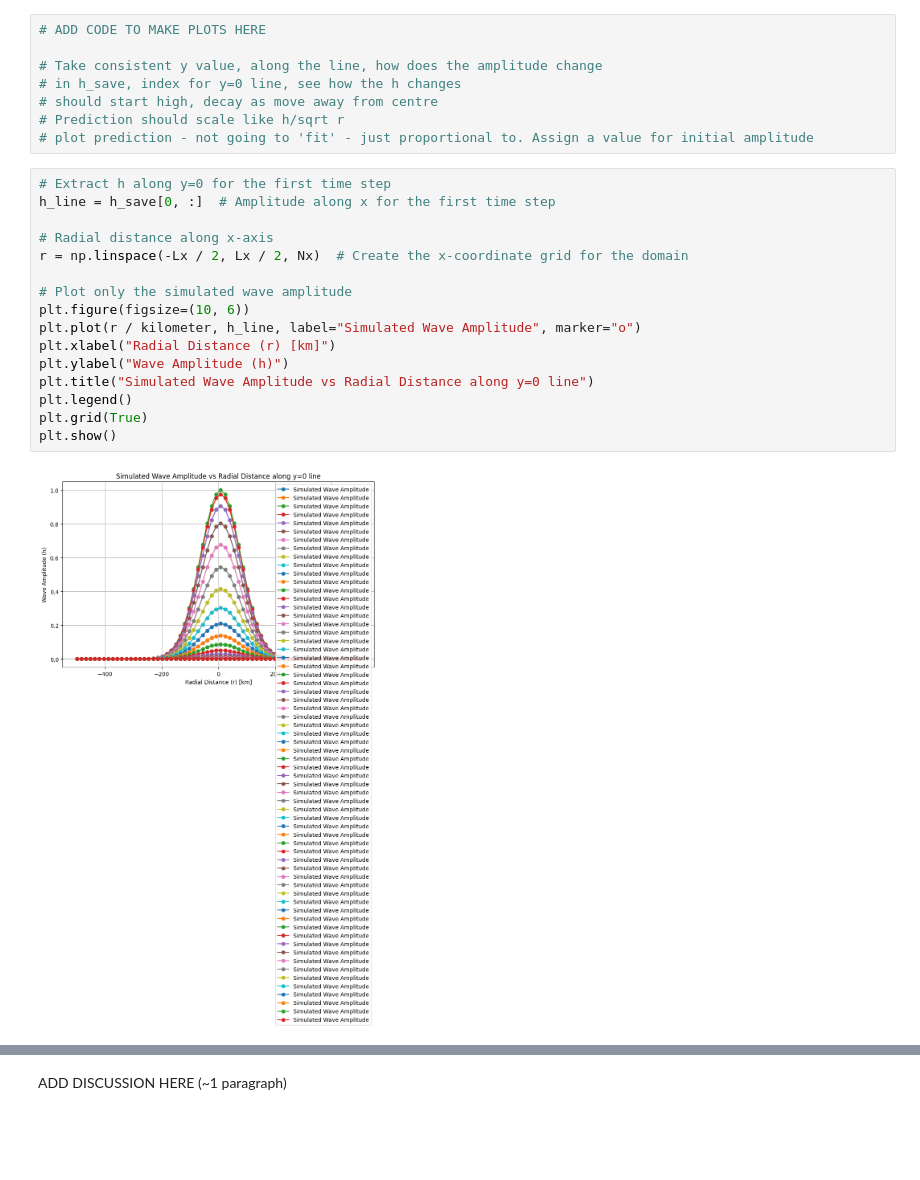
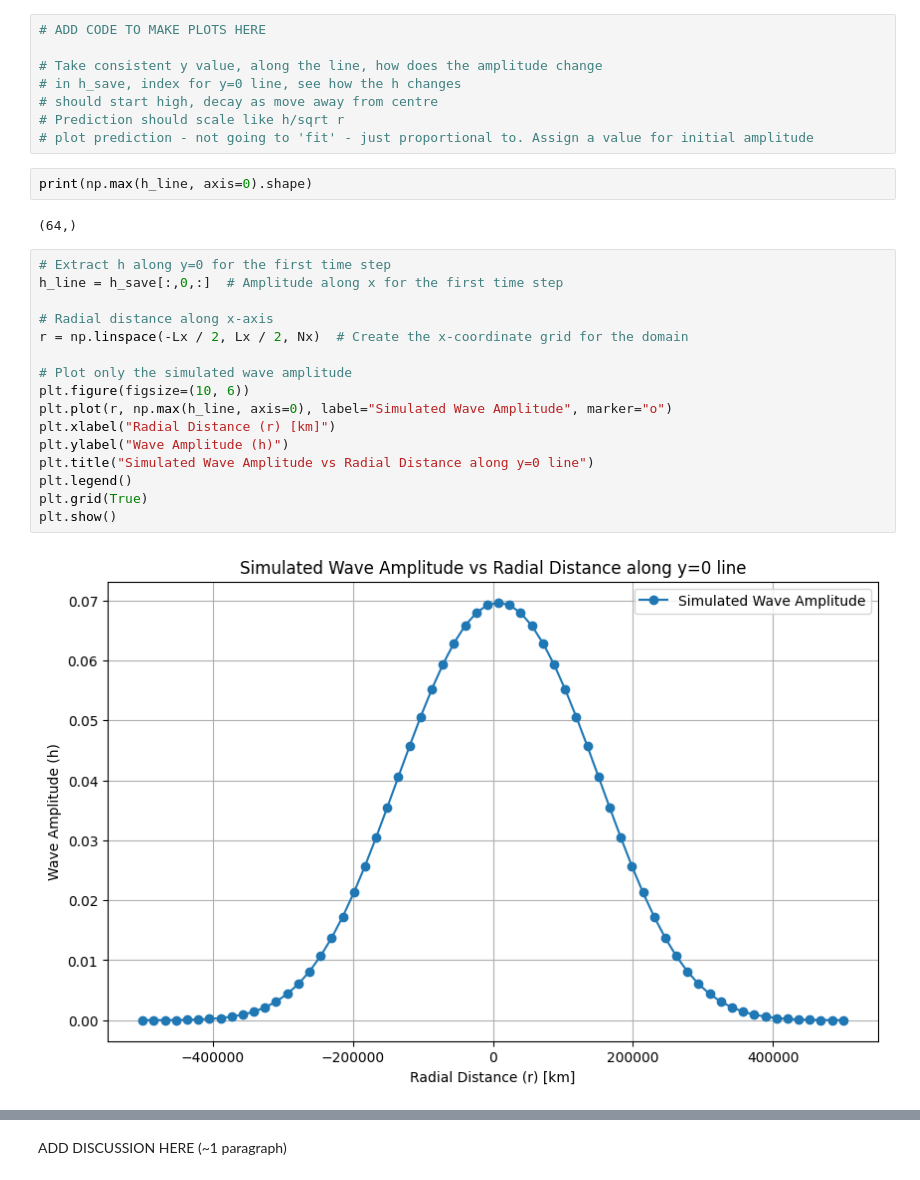
Before and after one commit to yu-huang-1/QCES, a Jupyter notebook: Project3_tsunami.ipynb, the cells around one changed output, grey strips where cells are left out. Cells and saved outputs as stored; diff of their text form; blank space fills up the shorter version.

```diff
--- a/Project3_tsunami.ipynb
+++ b/Project3_tsunami.ipynb
@@ -463,21 +463,25 @@ ADD PREDICTION OF WAVE AMPLITUDE HERE (a few sentences and/or equations)
 # should start high, decay as move away from centre
 # Prediction should scale like h/sqrt r
 # plot prediction - not going to 'fit' - just proportional to. Assign a value for initial amplitude
+# %%
+print(np.max(h_line, axis=0).shape)
+# %% [output]
+(64,)
 # %%
 # Extract h along y=0 for the first time step
-h_line = h_save[0, :]  # Amplitude along x for the first time step
+h_line = h_save[:,0,:]  # Amplitude along x for the first time step
 
 # Radial distance along x-axis
 r = np.linspace(-Lx / 2, Lx / 2, Nx)  # Create the x-coordinate grid for the domain
 
 # Plot only the simulated wave amplitude
 plt.figure(figsize=(10, 6))
-plt.plot(r / kilometer, h_line, label="Simulated Wave Amplitude", marker="o")
+plt.plot(r, np.max(h_line, axis=0), label="Simulated Wave Amplitude", marker="o")
 plt.xlabel("Radial Distance (r) [km]")
 plt.ylabel("Wave Amplitude (h)")
 plt.title("Simulated Wave Amplitude vs Radial Distance along y=0 line")
 plt.legend()
 plt.grid(True)
 plt.show()
 # %% [output]
-[figure, old version]
+[figure, new version]
```
Also changed, not shown: parts of 1 cell of this notebook.
